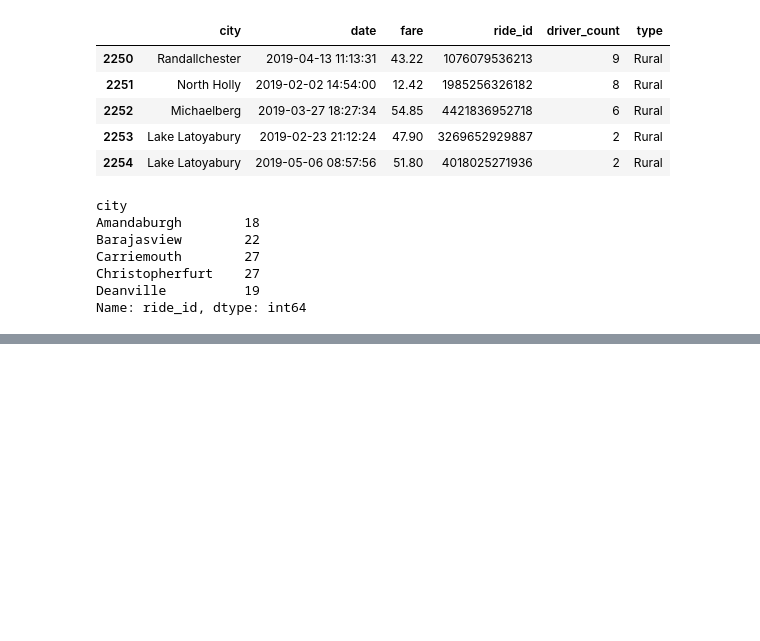
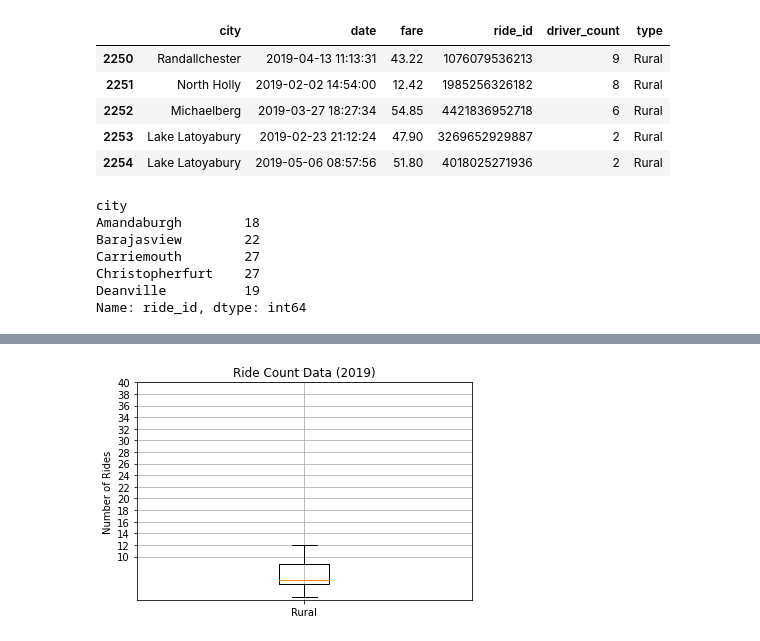
Before and after one commit to AvatarJoshi/PyBer_Analysis, a Jupyter notebook: PyBer.ipynb, the cells around one changed output, grey strips where cells are left out. Cells and saved outputs as stored; diff of their text form; code cells hidden in the pictures; blank space fills up the shorter version.

```diff
--- a/PyBer.ipynb
+++ b/PyBer.ipynb
@@ -406,0 +625,14 @@ FileNotFoundError: [Errno 2] No such file or directory: 'r5_PyBer_Analysis/analy
+# %%
+# Create a box and whisker plot for the rural cities ride count
+x_labels = ["Rural"]
+fig, ax = plt.subplots()
+ax.boxplot(rural_ride_count, labels=x_labels)
+
+# Add the title, y-axis, and grid
+ax.set_title("Ride Count Data (2019)")
+ax.set_ylabel("Number of Rides")
+ax.set_yticks(np.arange(10, 41, step=2.0))
+ax.grid()
+plt.show()
+# %% [output]
+[figure, added]
```
Also changed, not shown: parts of 59 cells of this notebook, 4 other files.
